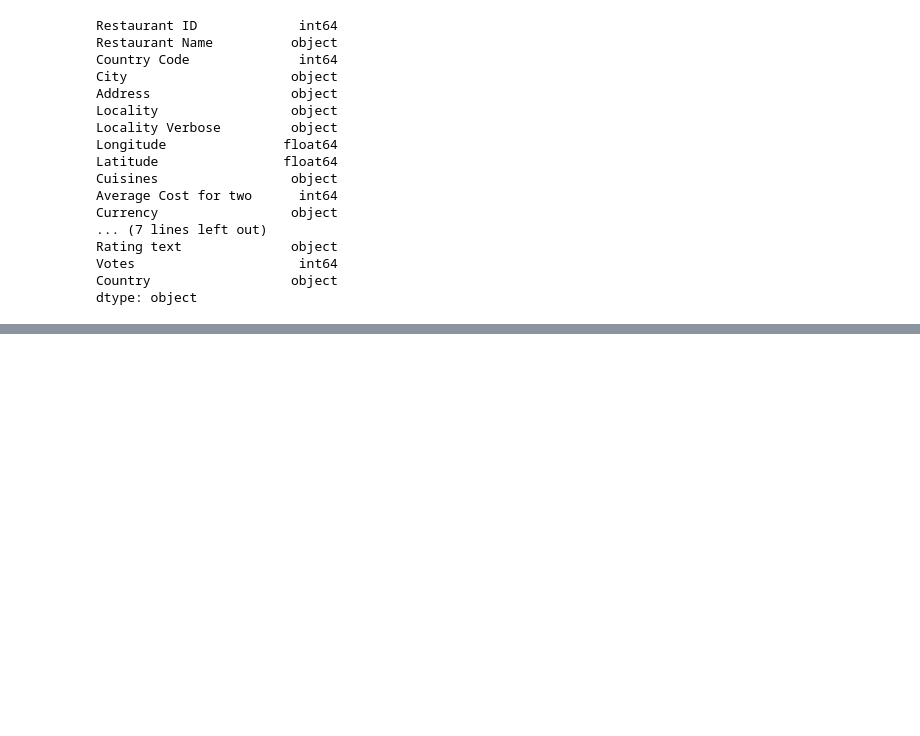
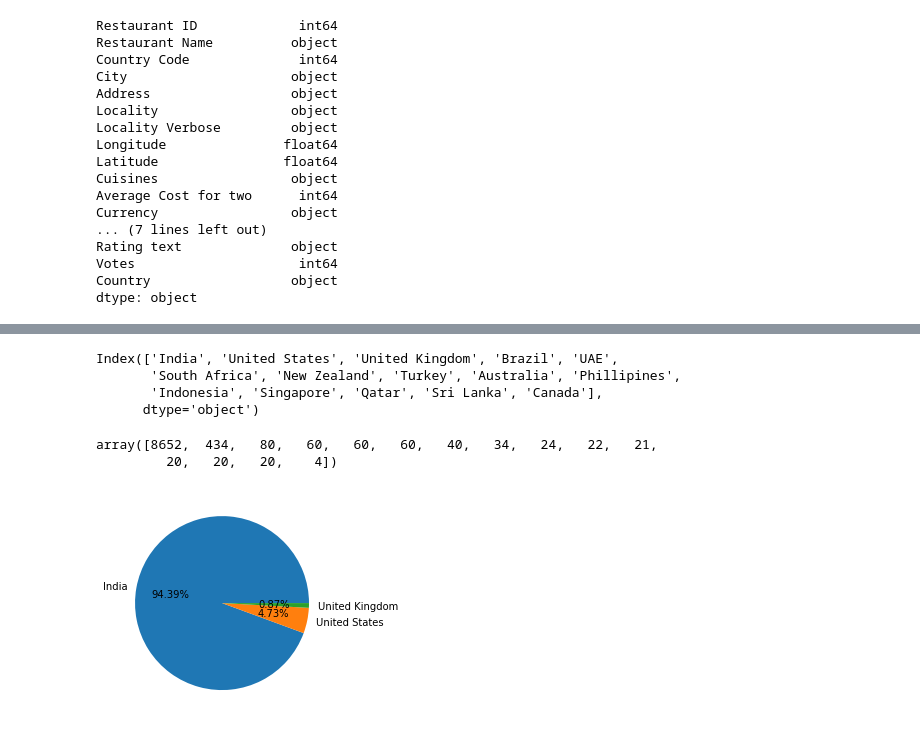
Before and after one commit to sanu4satyam/EDAs-using-Python, a Jupyter notebook: Zomato_EDA.ipynb, the cells around one changed output, grey strips where cells are left out. Saved outputs shown, nothing was run; the diff lists cells and outputs as text; code cells hidden in the pictures; blank space fills up the shorter version.

```diff
--- a/Zomato_EDA.ipynb
+++ b/Zomato_EDA.ipynb
@@ -164,0 +197,19 @@ dtype: object
+# %%
+country_names =final_df.Country.value_counts().index
+country_names
+# %% [output]
+Index(['India', 'United States', 'United Kingdom', 'Brazil', 'UAE',
+       'South Africa', 'New Zealand', 'Turkey', 'Australia', 'Phillipines',
+       'Indonesia', 'Singapore', 'Qatar', 'Sri Lanka', 'Canada'],
+      dtype='object')
+# %%
+country_val = final_df.Country.value_counts().values
+country_val
+# %% [output]
+array([8652,  434,   80,   60,   60,   60,   40,   34,   24,   22,   21,
+         20,   20,   20,    4])
+# %%
+## Pie Chart - Top 3 Countries that uses Zomato
+plt.pie(country_val[:3], labels=country_names[:3], autopct='%1.2f%%');
+# %% [output]
+[figure, added]
```
Also changed, not shown: parts of 18 cells of this notebook.
